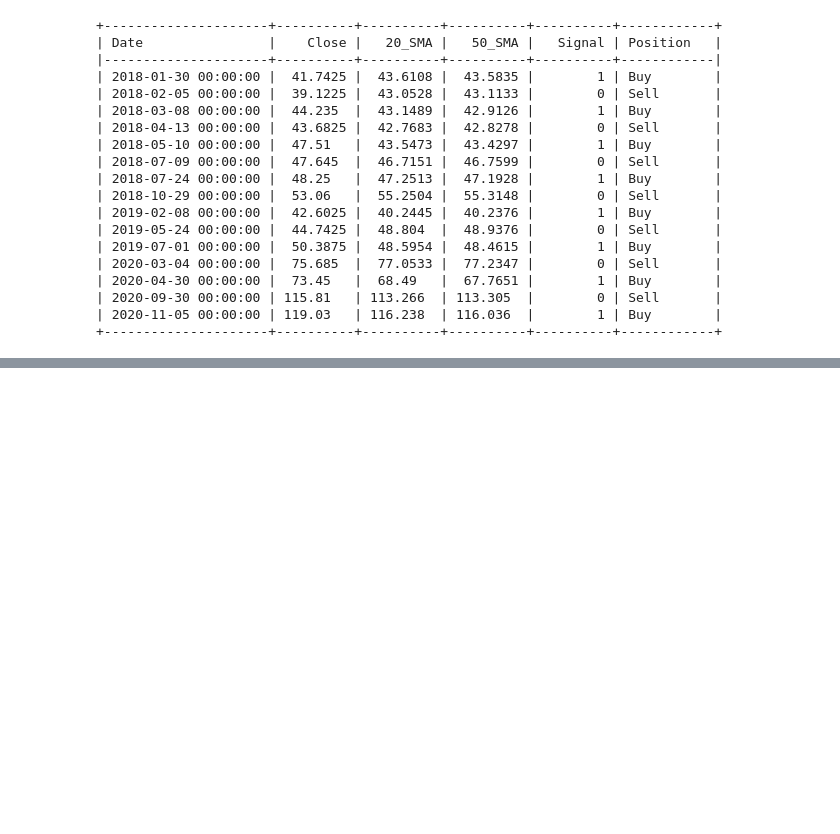
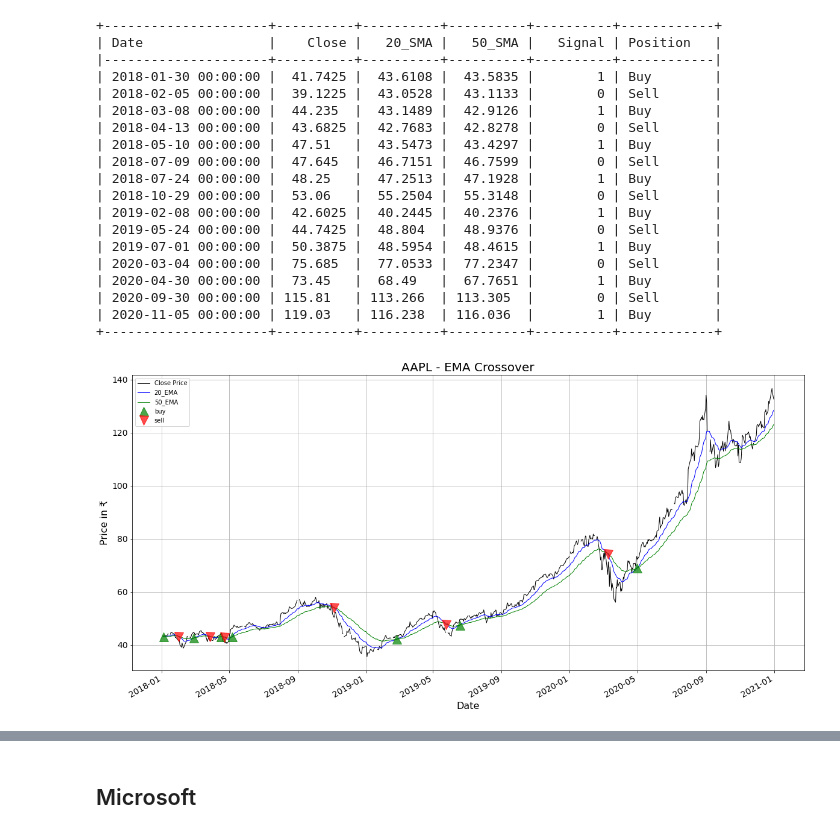
Before and after one commit to NikhilVijayakumar/TechnicalAnalysis, a Jupyter notebook: src/trading/MovingAverageCrossover.ipynb, the cells around one changed output, grey strips where cells are left out. Drawn from its saved outputs; the diff is of its cells as text; code cells hidden in the pictures; blank space fills up the shorter version.

```diff
--- a/src/trading/MovingAverageCrossover.ipynb
+++ b/src/trading/MovingAverageCrossover.ipynb
@@ -160,3 +187,7 @@ MovingAverageCrossStrategy(apple[["Close"]],symbol[2])
 | 2020-09-30 00:00:00 | 115.81   | 113.266  | 113.305  |        0 | Sell       |
 | 2020-11-05 00:00:00 | 119.03   | 116.238  | 116.036  |        1 | Buy        |
 +---------------------+----------+----------+----------+----------+------------+
+# %%
+MovingAverageCrossStrategy(apple[["Close"]],symbol[2], movingAverage='EMA')
+# %% [output]
+[figure, added]
@@ -162,0 +211,2 @@ MovingAverageCrossStrategy(apple[["Close"]],symbol[2])
+# %% [markdown]
+## Microsoft
```
Also changed, not shown: parts of 8 cells of this notebook.
